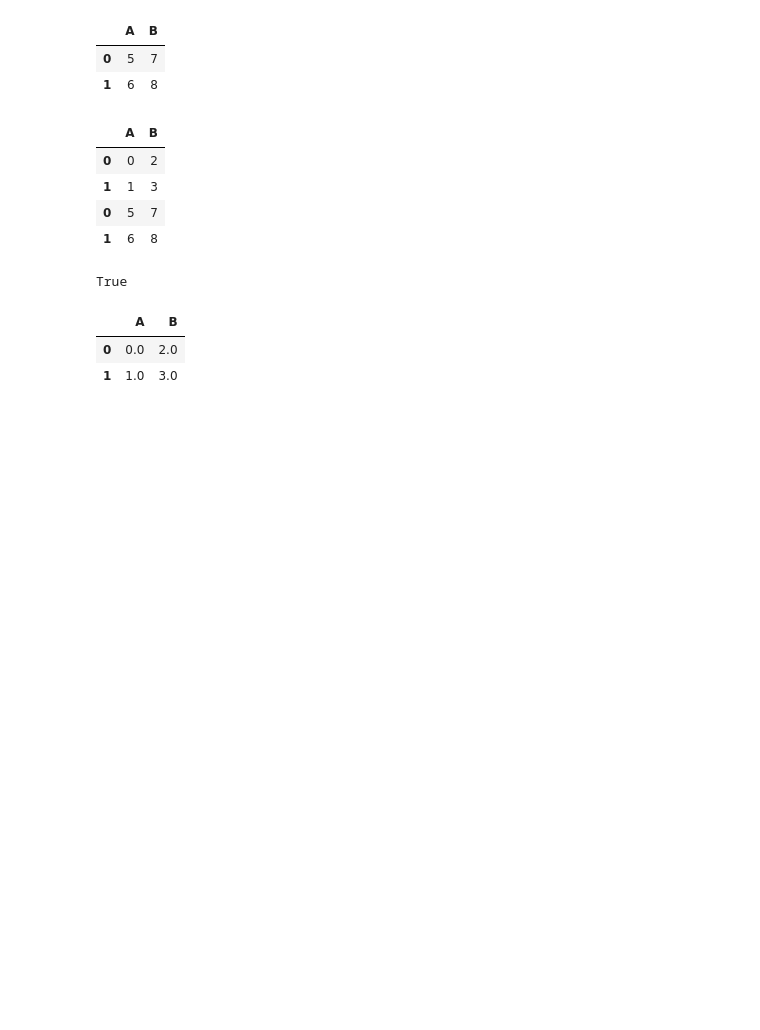
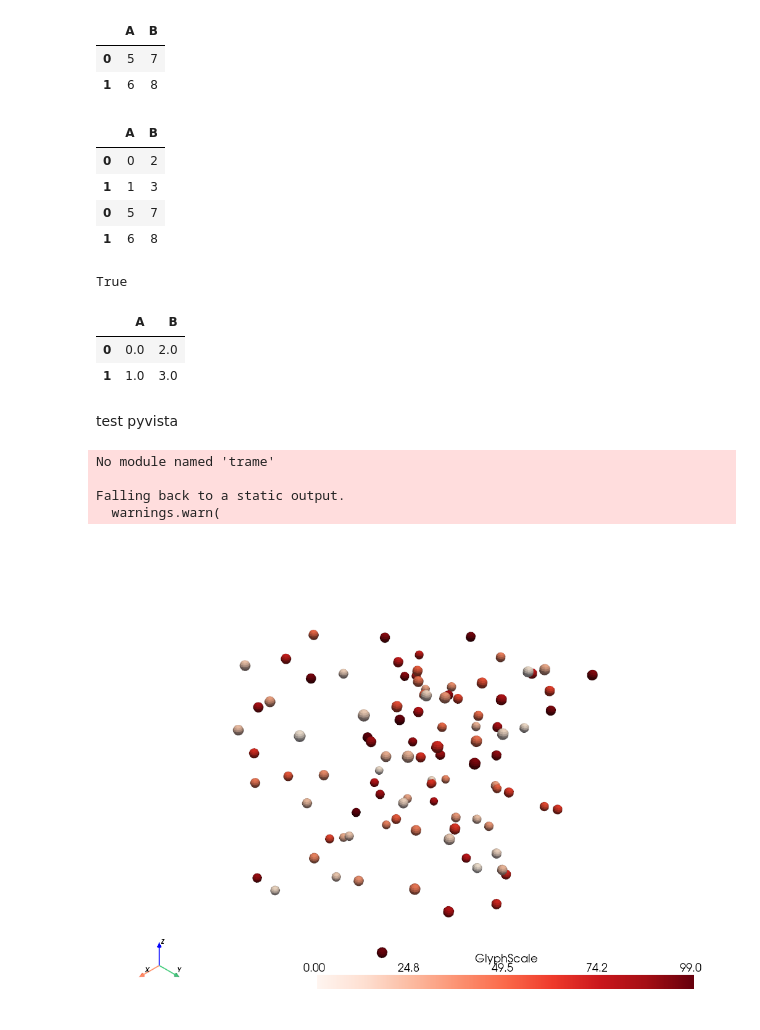
Before and after one commit to HuachenZH/weepyweepies, a Jupyter notebook: src/tmp.ipynb, the cells around one changed output. Saved outputs shown, nothing was run; the diff lists cells and outputs as text; code cells hidden in the pictures; blank space fills up the shorter version.

```diff
--- a/src/tmp.ipynb
+++ b/src/tmp.ipynb
@@ -32,3 +32,23 @@ True
 |  | A | B |
 | 0 | 0.0 | 2.0 |
 | 1 | 1.0 | 3.0 |
+# %% [markdown]
+test pyvista
+# %%
+import numpy as np
+import pyvista
+
+point_cloud = np.random.random((100, 3))
+pdata = pyvista.PolyData(point_cloud)
+pdata['orig_sphere'] = np.arange(100)
+
+# create many spheres from the point cloud
+sphere = pyvista.Sphere(radius=0.02, phi_resolution=10, theta_resolution=10)
+pc = pdata.glyph(scale=False, geom=sphere, orient=False)
+pc.plot(cmap='Reds')
+# %% [output]
+No module named 'trame'
+
+Falling back to a static output.
+  warnings.warn(
+[figure, added]
```
Also changed, not shown: 3 other files.
